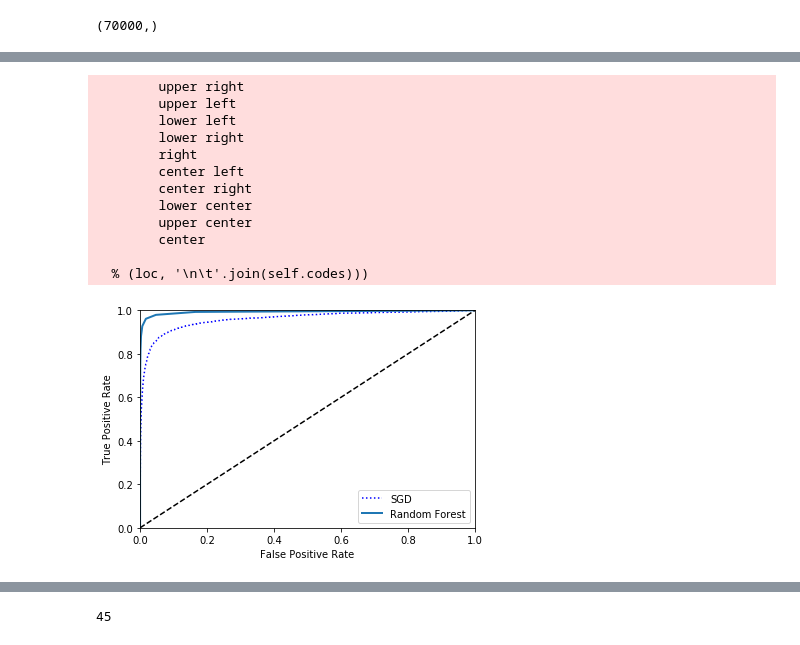
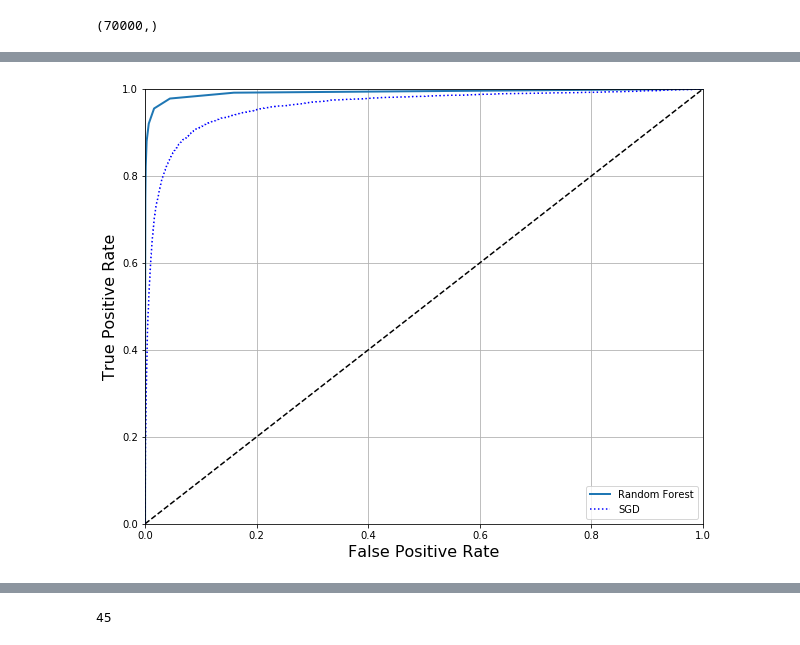
Before and after one commit to BurakcanK/BookSolutions, a Jupyter notebook: HandsOnMLwithScikitTensorflow/Chapter3/mnist.ipynb, the cells around one changed output, grey strips where cells are left out. Cells and saved outputs as stored; diff of their text form; code cells hidden in the pictures.

```diff
--- a/HandsOnMLwithScikitTensorflow/Chapter3/mnist.ipynb
+++ b/HandsOnMLwithScikitTensorflow/Chapter3/mnist.ipynb
@@ -43,0 +47,6 @@ y[36000]
+# %%
+import numpy as np
+
+# cast labels to integers
+y = y.astype(np.uint8)
+y[0]
@@ -44,9 +55,4 @@ y[36000]
 # %%
 # create train and test sets (mnist is already splitted as 60000:10000)
+# no need to shuffle as mnist data is already shuffled
 X_train, X_test, y_train, y_test = X[:60000], X[60000:], y[:60000], y[60000:]
-
-import numpy as np
-
-# shuffle the training set
-shuffle_index = np.random.permutation(60000)
-X_train, y_train = X_train[shuffle_index], y_train[shuffle_index]
@@ -58,6 +66,6 @@ y_test_5 = (y_test == 5)
 from sklearn.linear_model import SGDClassifier
 
 sgd_clf = SGDClassifier(random_state=42)
-sgd_clf.fit(X_train, y_train)
+sgd_clf.fit(X_train, y_train_5)
 # %% [output]
 SGDClassifier(alpha=0.0001, average=False, class_weight=None,
@@ -202,11 +243,13 @@ fpr, tpr, thresholds = roc_curve(y_train_5, y_scores)
 
 def plot_roc_curve(fpr, tpr, label=None):
     plt.plot(fpr, tpr, linewidth=2, label=label)
-    plt.plot([0, 1], [0, 1], 'k--')
+    plt.plot([0, 1], [0, 1], "k--")
     plt.axis([0, 1, 0, 1])
-    plt.xlabel('False Positive Rate')
-    plt.ylabel('True Positive Rate')
+    plt.xlabel("False Positive Rate", fontsize=16)
+    plt.ylabel("True Positive Rate", fontsize=16)
+    plt.grid(True)
 
+plt.figure(figsize=(10, 8))
 plot_roc_curve(fpr, tpr)
 plt.show()
 # %% [output]
@@ -227,24 +271,13 @@ y_probas_forest = cross_val_predict(forest_clf, X_train, y_train_5, cv=3,
 y_scores_forest = y_probas_forest[:, 1]
 fpr_forest, tpr_forest, thresholds_forest = roc_curve(y_train_5, y_scores_forest)
 # %%
-plt.plot(fpr, tpr, 'b:', label='SGD')
-plot_roc_curve(fpr_forest, tpr_forest, 'Random Forest')
-plt.legend(loc='bottom right')
+plt.figure(figsize=(10, 8))
+plot_roc_curve(fpr_forest, tpr_forest, "Random Forest")
+plt.plot(fpr, tpr, "b:", label="SGD")
+plt.legend(loc="lower right")
 plt.show()
 # %% [output]
-        upper right
-        upper left
-        lower left
-        lower right
-        right
-        center left
-        center right
-        lower center
-        upper center
-        center
-
-  % (loc, '\n\t'.join(self.codes)))
-[figure, old version]
+[figure, new version]
 # %%
 roc_auc_score(y_train_5, y_scores_forest)
 # %% [output]
```
Also changed, not shown: parts of 71 cells of this notebook, 2 other files.
